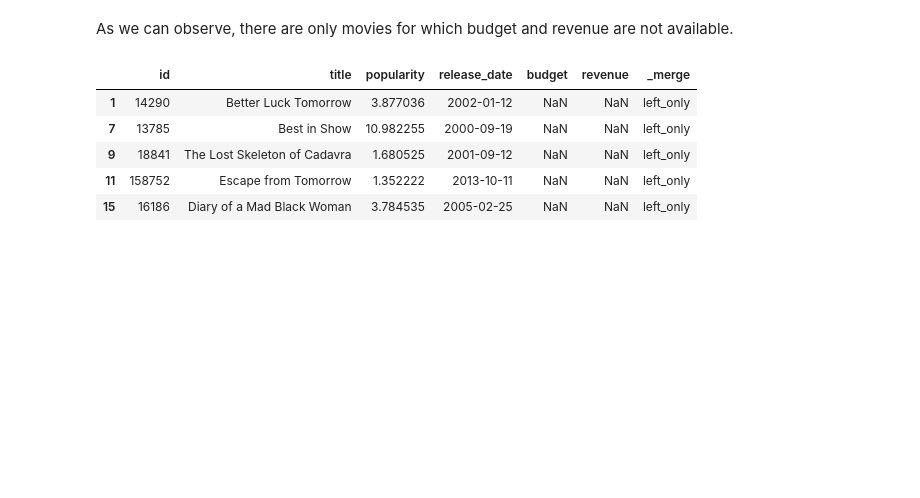
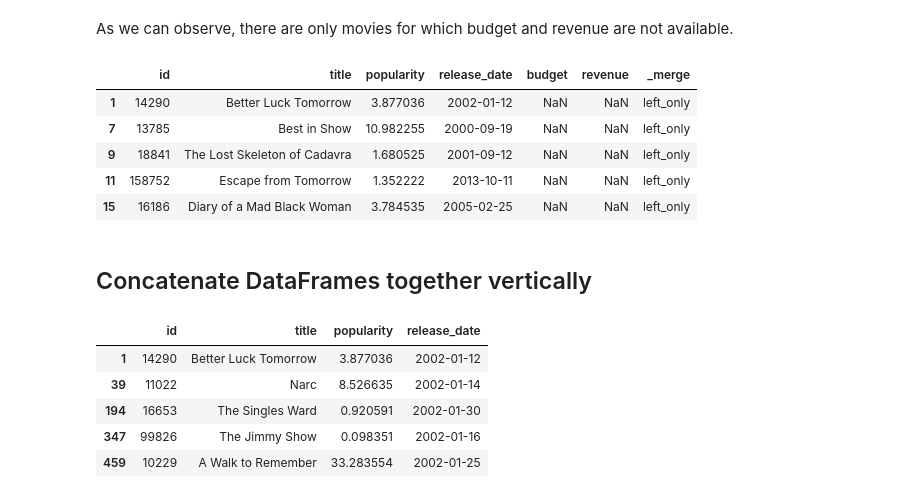
Before and after one commit to kbantoec/dsuc, a Jupyter notebook: joining_data_pandas/notebook.ipynb, the cells around one changed output. Cells and saved outputs as stored; diff of their text form; code cells hidden in the pictures; blank space fills up the shorter version.

```diff
--- a/joining_data_pandas/notebook.ipynb
+++ b/joining_data_pandas/notebook.ipynb
@@ -311,3 +318,5 @@ movies_financials[movies['id'].isin(id_list)].head()
 | 9 | 18841 | The Lost Skeleton of Cadavra | 1.680525 | 2001-09-12 | NaN | NaN | left_only |
 | 11 | 158752 | Escape from Tomorrow | 1.352222 | 2013-10-11 | NaN | NaN | left_only |
 | 15 | 16186 | Diary of a Mad Black Woman | 3.784535 | 2005-02-25 | NaN | NaN | left_only |
+# %% [markdown]
+## Concatenate DataFrames together vertically
@@ -313,0 +325,10 @@ movies_financials[movies['id'].isin(id_list)].head()
+# %%
+movies_jan = movies[movies.release_date.dt.strftime("%Y-%m") == '2002-01'].head()
+movies_jan
+# %% [output]
+|  | id | title | popularity | release_date |
+| 1 | 14290 | Better Luck Tomorrow | 3.877036 | 2002-01-12 |
+| 39 | 11022 | Narc | 8.526635 | 2002-01-14 |
+| 194 | 16653 | The Singles Ward | 0.920591 | 2002-01-30 |
+| 347 | 99826 | The Jimmy Show | 0.098351 | 2002-01-16 |
+| 459 | 10229 | A Walk to Remember | 33.283554 | 2002-01-25 |
```
Also changed, not shown: parts of 11 cells of this notebook.
